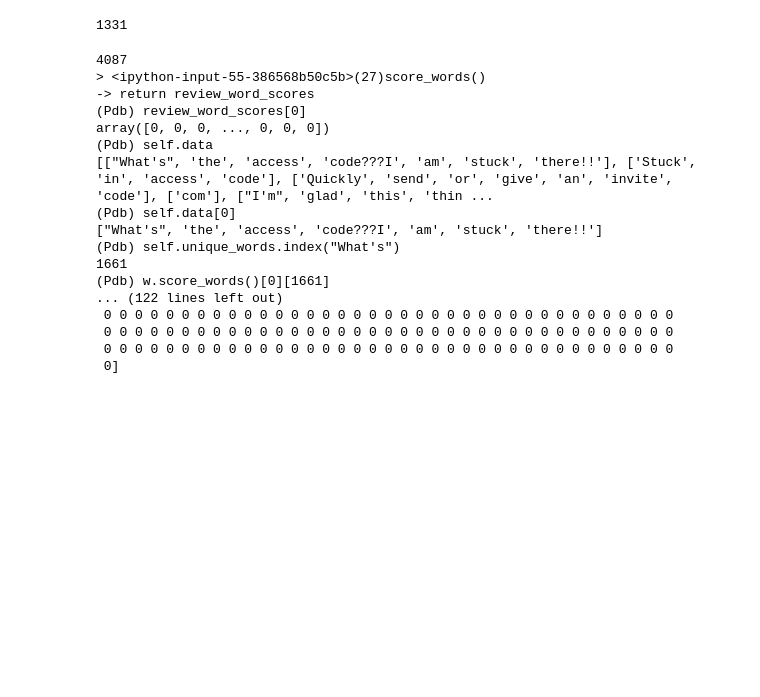
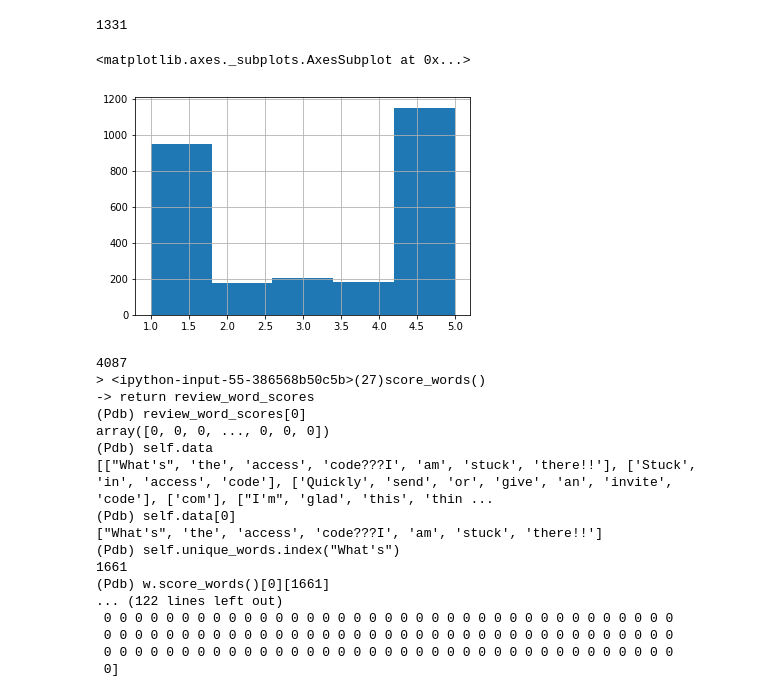
Before and after one commit to Chitrank-Dixit/sentimental_analyzer, a Jupyter notebook: sentimental_analyzer_buckets.ipynb, the cells around one changed output. Cells and saved outputs as stored; diff of their text form; code cells hidden in the pictures; blank space fills up the shorter version.

```diff
--- a/sentimental_analyzer_buckets.ipynb
+++ b/sentimental_analyzer_buckets.ipynb
@@ -335,6 +335,11 @@ sliced_data.loc[sliced_data['Negative'] == True].__len__()
 sliced_data.loc[sliced_data['Positive'] == True].__len__()
 # %% [output]
 1331
+# %%
+sliced_data['Star Rating'].hist(bins=5)
+# %% [output]
+<matplotlib.axes._subplots.AxesSubplot at 0x...>
+[figure, added]
 # %%
 class WordWeightAssign:
     """
```
Also changed, not shown: parts of 1 cell of this notebook, 13 other files.
